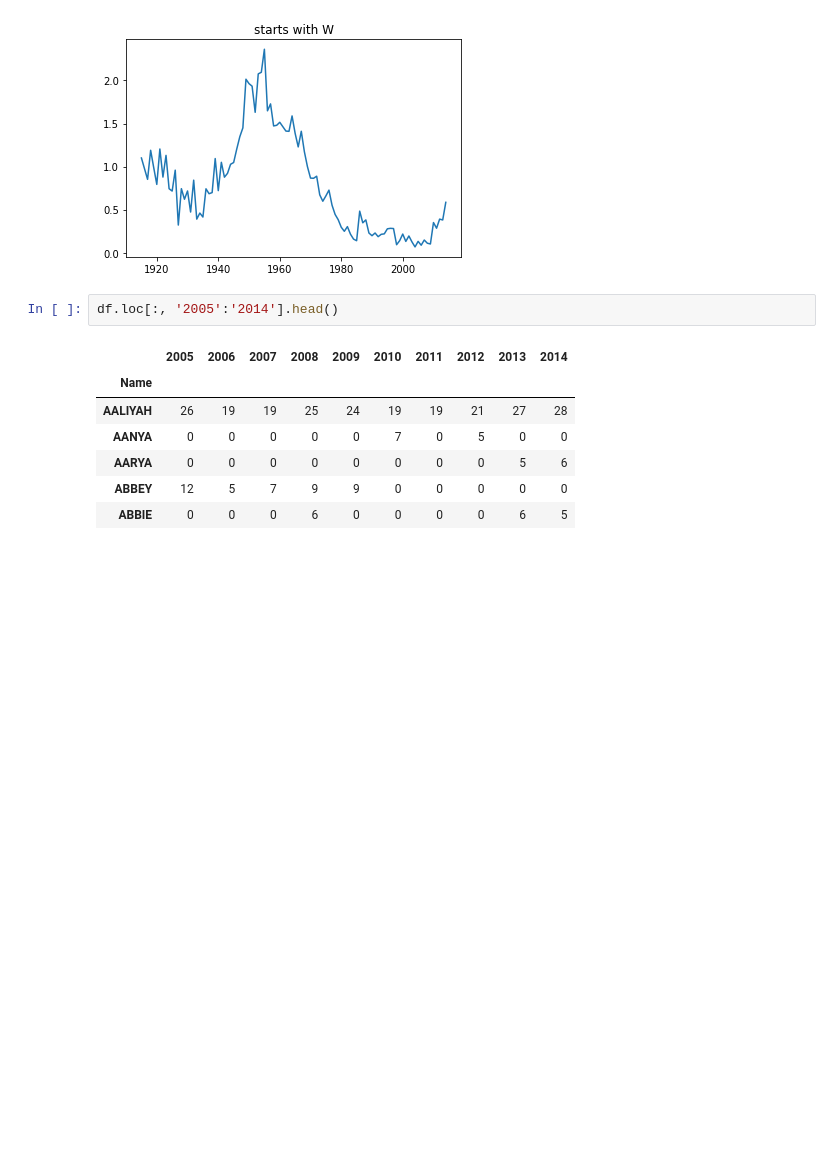
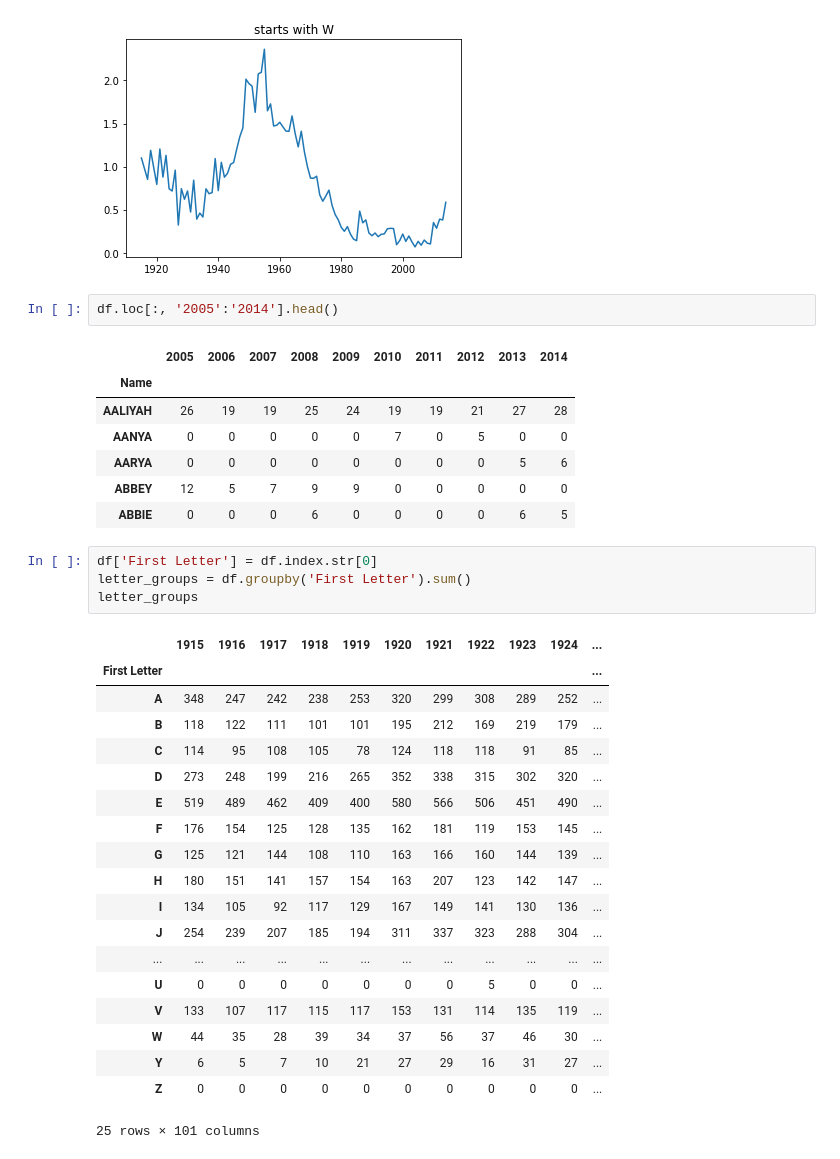
Before and after one commit to jenfly/pydata-intro-workshop, a Jupyter notebook: data-wrangling/Wrangling Baby Names Data.ipynb, the cells around one changed output. Drawn from its saved outputs; the diff is of its cells as text; blank space fills up the shorter version.

```diff
--- a/data-wrangling.ipynb
+++ b/data-wrangling/Wrangling Baby Names Data.ipynb
@@ -249,3 +247,27 @@ df.loc[:, '2005':'2014'].head()
 | AARYA | 0 | 0 | 0 | 0 | 0 | 0 | 0 | 0 | 5 | 6 |
 | ABBEY | 12 | 5 | 7 | 9 | 9 | 0 | 0 | 0 | 0 | 0 |
 | ABBIE | 0 | 0 | 0 | 6 | 0 | 0 | 0 | 0 | 6 | 5 |
+# %%
+df['First Letter'] = df.index.str[0]
+letter_groups = df.groupby('First Letter').sum()
+letter_groups
+# %% [output]
+|  | 1915 | 1916 | 1917 | 1918 | 1919 | 1920 | 1921 | 1922 | 1923 | 1924 | ... |
+| First Letter |  |  |  |  |  |  |  |  |  |  | ... |
+| A | 348 | 247 | 242 | 238 | 253 | 320 | 299 | 308 | 289 | 252 | ... |
+| B | 118 | 122 | 111 | 101 | 101 | 195 | 212 | 169 | 219 | 179 | ... |
+| C | 114 | 95 | 108 | 105 | 78 | 124 | 118 | 118 | 91 | 85 | ... |
+| D | 273 | 248 | 199 | 216 | 265 | 352 | 338 | 315 | 302 | 320 | ... |
+| E | 519 | 489 | 462 | 409 | 400 | 580 | 566 | 506 | 451 | 490 | ... |
+| F | 176 | 154 | 125 | 128 | 135 | 162 | 181 | 119 | 153 | 145 | ... |
+| G | 125 | 121 | 144 | 108 | 110 | 163 | 166 | 160 | 144 | 139 | ... |
+| H | 180 | 151 | 141 | 157 | 154 | 163 | 207 | 123 | 142 | 147 | ... |
+| I | 134 | 105 | 92 | 117 | 129 | 167 | 149 | 141 | 130 | 136 | ... |
+| J | 254 | 239 | 207 | 185 | 194 | 311 | 337 | 323 | 288 | 304 | ... |
+| ... | ... | ... | ... | ... | ... | ... | ... | ... | ... | ... | ... |
+| U | 0 | 0 | 0 | 0 | 0 | 0 | 0 | 5 | 0 | 0 | ... |
+| V | 133 | 107 | 117 | 115 | 117 | 153 | 131 | 114 | 135 | 119 | ... |
+| W | 44 | 35 | 28 | 39 | 34 | 37 | 56 | 37 | 46 | 30 | ... |
+| Y | 6 | 5 | 7 | 10 | 21 | 27 | 29 | 16 | 31 | 27 | ... |
+| Z | 0 | 0 | 0 | 0 | 0 | 0 | 0 | 0 | 0 | 0 | ... |
+25 rows × 101 columns
```
Also changed, not shown: parts of 7 cells of this notebook, 2 other files.
